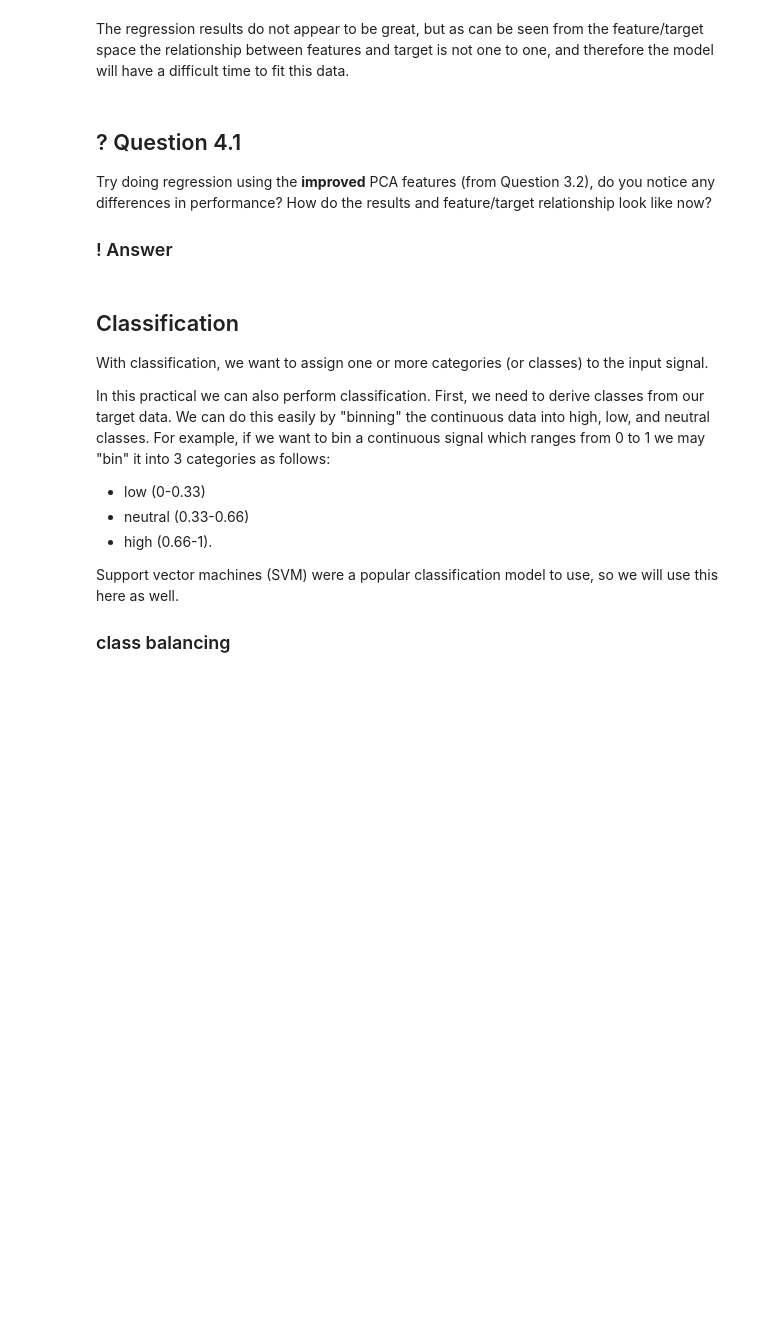
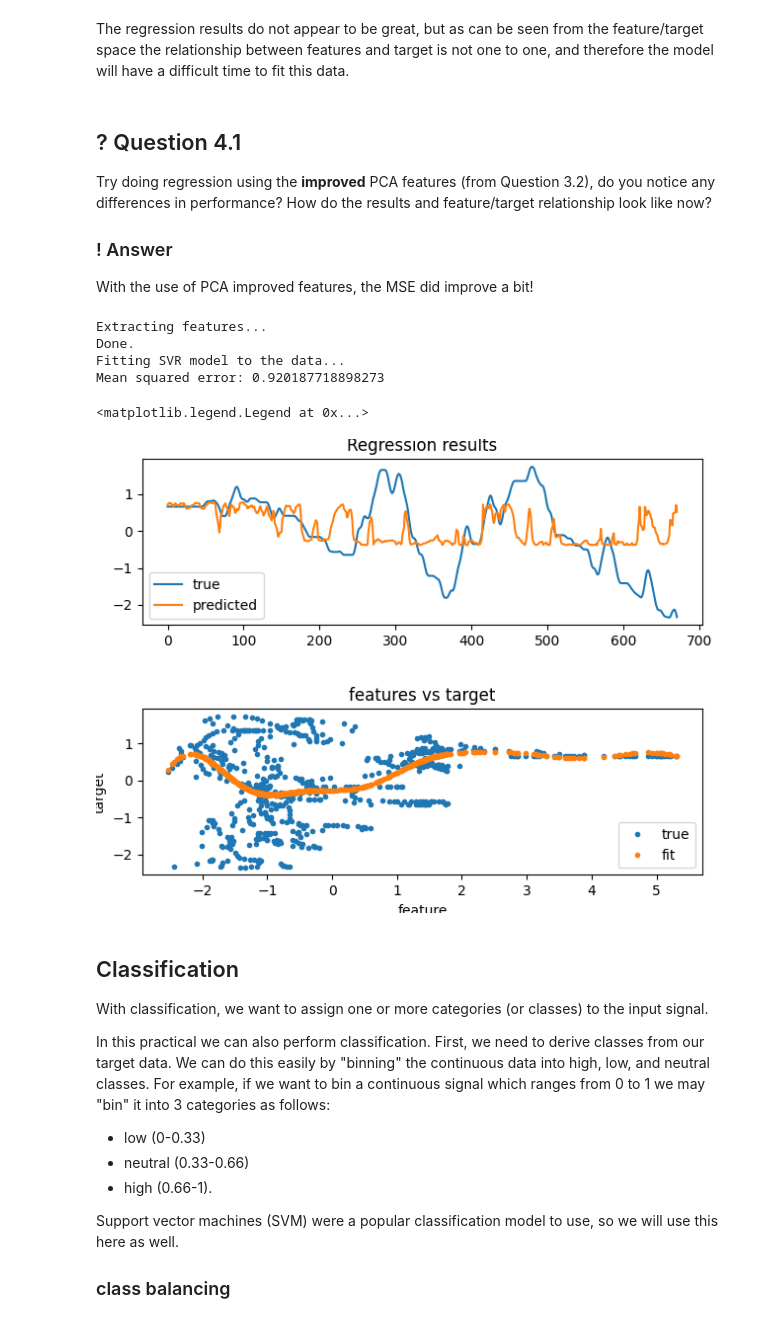
Before and after one commit to Joao-Quinta/master_cours_choix, a Jupyter notebook: chapitres_choisis/1_human_factor_and_ai/tp/HFpractical2022/practical.ipynb, the cells around one changed output. Cells and saved outputs as stored; diff of their text form; code cells hidden in the pictures; blank space fills up the shorter version.

```diff
--- a/chapitres_choisis/1_human_factor_and_ai/tp/HFpractical2022/practical.ipynb
+++ b/chapitres_choisis/1_human_factor_and_ai/tp/HFpractical2022/practical.ipynb
@@ -464,7 +540,87 @@ The regression results do not appear to be great, but as can be seen from the fe
 Try doing regression using the **improved** PCA features (from Question 3.2), do you notice any differences in performance? How do the results and feature/target relationship look like now?
 
 ### ! Answer
+With the use of PCA improved features, the MSE did improve a bit!
 <!-- Enter your answer below -->
+# %%
+# Get features for regression
+useFeatures = {'phy_EDA':['mean','min', 'max']} # input features to use
+useTarget = {'rnk_arousal':['mean']} # target features
+df = df_arsl
+
+normalizer = StandardScaler()
+
+# For keeping it short we will only use the data of a single participant from the arousal dataset
+data = df[df['participantID']==df['participantID'].unique()[0]]
+data = data.drop('participantID',axis=1)
+# print(len(data))
+rnk_key = list(useTarget.keys())[0]
+
+
+#extract features
+print('Extracting features...')
+features = None
+for sig in useFeatures:
+    # Normalize input signal
+    sigNorm = np.squeeze(normalizer.fit_transform(data[[sig]]))
+    sigFeatures = tb.extractFeatures(sigNorm, sampling_rate, useFeatures[sig], win_duration=5, win_delay=0)
+    renameDict = {clm: sig+'_'+clm for clm in sigFeatures.columns}
+    sigFeatures = sigFeatures.rename(columns =renameDict)
+    if features is not None:
+        features = features.join(sigFeatures)
+    else:
+        features = sigFeatures
+
+pca = PCA(n_components=1)
+featuresPCA = pca.fit_transform(features.to_numpy())
+#print('Number of features: {}'.format(features.shape[1]))
+
+#normalize the target
+rnk_norm = np.squeeze(normalizer.fit_transform(data[[rnk_key]]))
+target = tb.extractFeatures(rnk_norm, sampling_rate, useTarget[rnk_key], win_duration=5, win_delay=0).to_numpy()
+# print(np.where(np.isnan(features)))
+# win_starts = np.arange(200,len(data)-(500-200)+1,100)
+# print(len(data))
+# print(win_starts)
+print('Done.')
+
+# Regression
+from sklearn.metrics import mean_squared_error
+from sklearn.svm import SVR
+
+# # perform PCA on the features
+# pca = PCA(n_components=1) # only keep the first component
+# features = pca.fit_transform(features)
+
+# fit the svr model to the data
+print('Fitting SVR model to the data...')
+svr_rbf = SVR(kernel='rbf', C=100)
+target_pred = svr_rbf.fit(featuresPCA,np.squeeze(target)).predict(featuresPCA)
+
+# get performance metrics
+mse = mean_squared_error(target,target_pred)
+print('Mean squared error: {}'.format(mse))
+
+plt.close('reg1')
+fig, ax = plt.subplots(2,num='reg1')
+fig.tight_layout(h_pad=4)
+ax[0].set_title('Regression results')
+ax[0].plot(target,label='true')
+ax[0].plot(target_pred,label='predicted')
+ax[0].legend()
+ax[1].set_title('features vs target')
+ax[1].set_xlabel('feature')
+ax[1].set_ylabel('target')
+ax[1].plot(featuresPCA,target,'.', label='true')
+ax[1].plot(featuresPCA,target_pred,'.',label='fit')
+ax[1].legend()
+# %% [output]
+Extracting features...
+Done.
+Fitting SVR model to the data...
+Mean squared error: 0.920187718898273
+<matplotlib.legend.Legend at 0x...>
+[figure, added]
 # %% [markdown]
 ## Classification
 With classification, we want to assign one or more categories (or classes) to the input signal.
```
Also changed, not shown: parts of 12 cells of this notebook, 1 other file.
